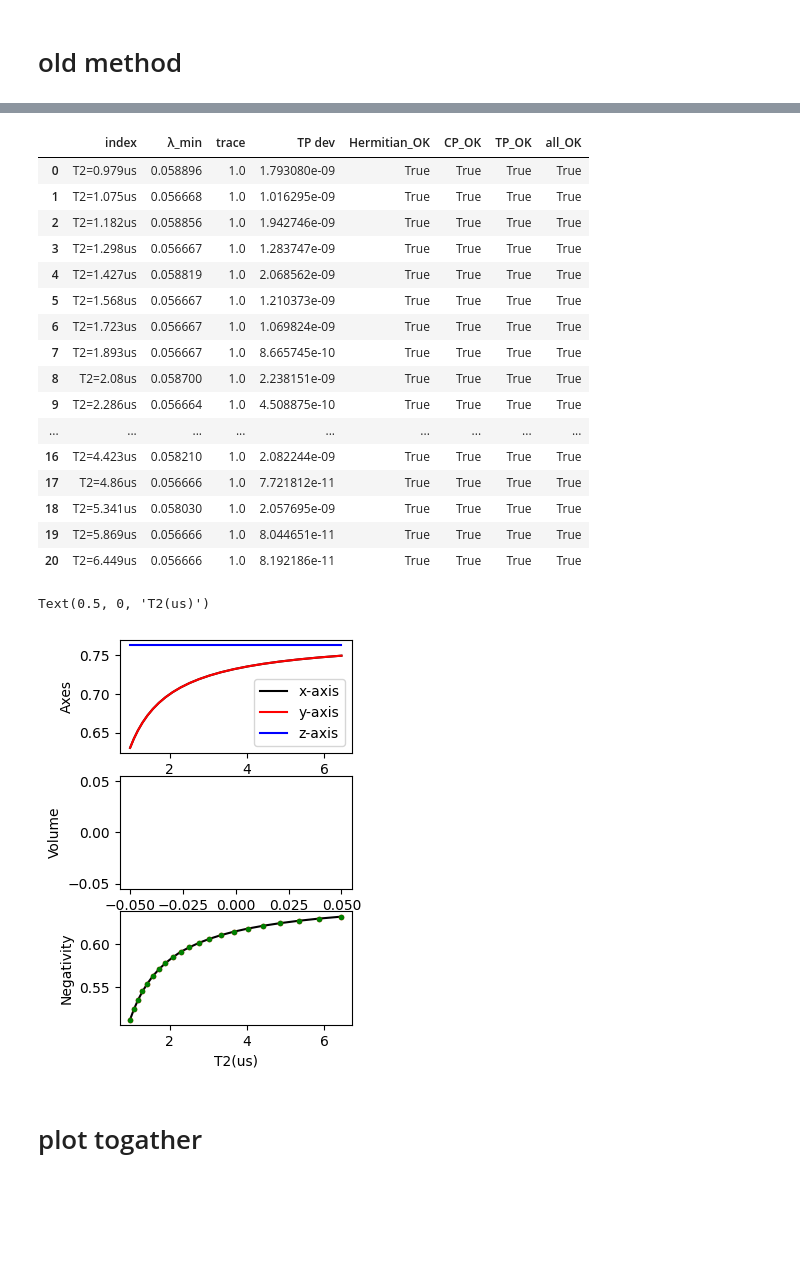
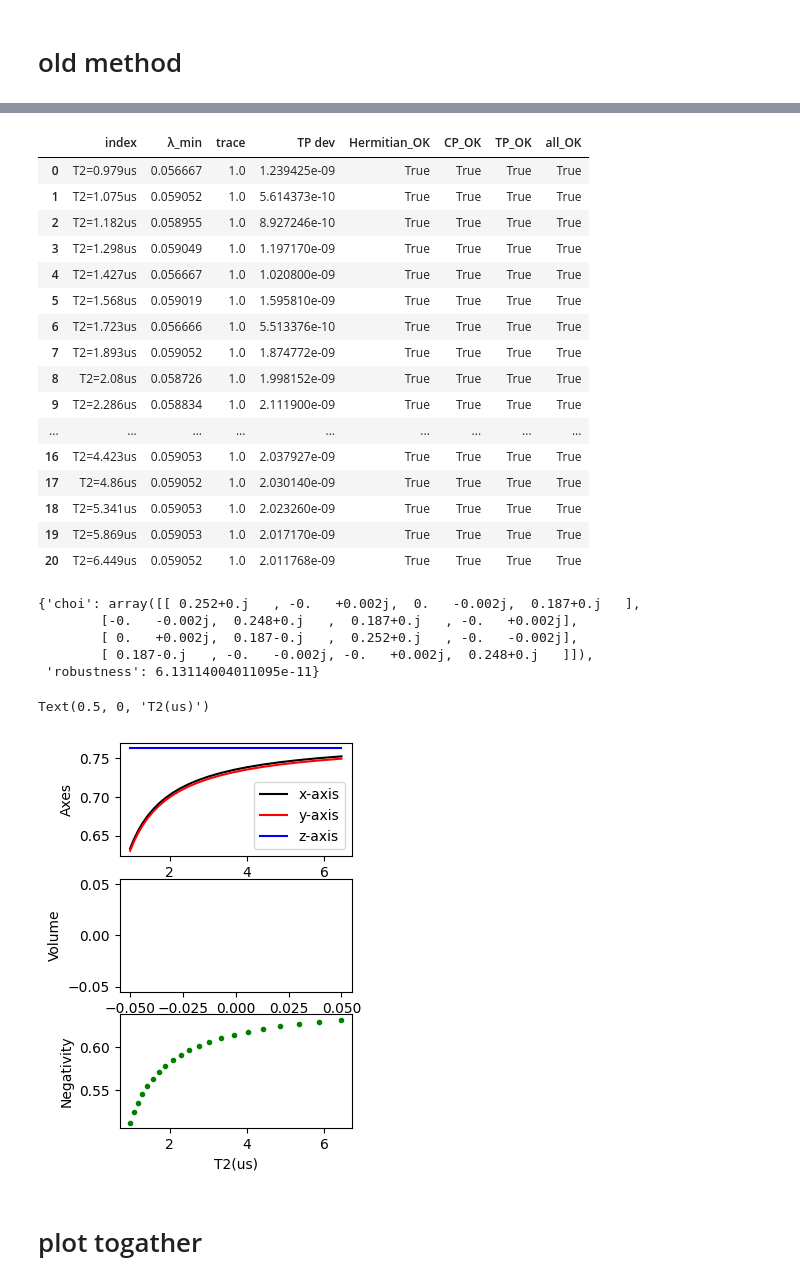
Before and after one commit to 44hsiang/quantum_memory_data, a Jupyter notebook: Markovian_data.ipynb, the cells around one changed output, grey strips where cells are left out. Saved outputs shown, nothing was run; the diff lists cells and outputs as text; code cells hidden in the pictures; blank space fills up the shorter version.

Commit message:
make det(R)=1 work in calculating robustness

```diff
--- a/Markovian_data.ipynb
+++ b/Markovian_data.ipynb
@@ -220,7 +220,7 @@ error = 0.17
 t_delay = 200e-9
 t1 = 16e-6
 T2_list = np.geomspace(np.min(T2_mean), np.max(T2_mean), num=21)
-n_points = 1000
+n_points = 2000
 flux_noise = 0.002
 data_angle_list = []
 
@@ -376,10 +376,10 @@ def perm_order(axes,center,R_test,method='rotation'):
         else:
             idx = np.array([0,1,2])
     R_test = R_test[idx, :]
-    if np.linalg.det(R_test) < 0:
+    if np.linalg.det(R_test) > 0:
         pass
-    elif np.linalg.det(R_test) > 0:
-        R_test[0] *= -1
+    elif np.linalg.det(R_test) < 0:
+        R_test[:,2] *= -1
     else:
         print(f"R_test is not a valid rotation matrix, det(R_test)={np.linalg.det(R_test)}")
         raise ValueError("R_test is not a valid rotation matrix")
@@ -503,22 +503,22 @@ df = diagnose_choi_states(noise_choi_list,keys,tol_pos=tol, tol_tp=tol)
 df
 # %% [output]
 |  | index | λ_min | trace | TP dev | Hermitian_OK | CP_OK | TP_OK | all_OK |
-| 0 | T2=0.979us | 0.058896 | 1.0 | 1.793080e-09 | True | True | True | True |
-| 1 | T2=1.075us | 0.056668 | 1.0 | 1.016295e-09 | True | True | True | True |
-| 2 | T2=1.182us | 0.058856 | 1.0 | 1.942746e-09 | True | True | True | True |
-| 3 | T2=1.298us | 0.056667 | 1.0 | 1.283747e-09 | True | True | True | True |
-| 4 | T2=1.427us | 0.058819 | 1.0 | 2.068562e-09 | True | True | True | True |
-| 5 | T2=1.568us | 0.056667 | 1.0 | 1.210373e-09 | True | True | True | True |
-| 6 | T2=1.723us | 0.056667 | 1.0 | 1.069824e-09 | True | True | True | True |
-| 7 | T2=1.893us | 0.056667 | 1.0 | 8.665745e-10 | True | True | True | True |
-| 8 | T2=2.08us | 0.058700 | 1.0 | 2.238151e-09 | True | True | True | True |
-| 9 | T2=2.286us | 0.056664 | 1.0 | 4.508875e-10 | True | True | True | True |
+| 0 | T2=0.979us | 0.056667 | 1.0 | 1.239425e-09 | True | True | True | True |
+| 1 | T2=1.075us | 0.059052 | 1.0 | 5.614373e-10 | True | True | True | True |
+| 2 | T2=1.182us | 0.058955 | 1.0 | 8.927246e-10 | True | True | True | True |
+| 3 | T2=1.298us | 0.059049 | 1.0 | 1.197170e-09 | True | True | True | True |
+| 4 | T2=1.427us | 0.056667 | 1.0 | 1.020800e-09 | True | True | True | True |
+| 5 | T2=1.568us | 0.059019 | 1.0 | 1.595810e-09 | True | True | True | True |
+| 6 | T2=1.723us | 0.056666 | 1.0 | 5.513376e-10 | True | True | True | True |
+| 7 | T2=1.893us | 0.059052 | 1.0 | 1.874772e-09 | True | True | True | True |
+| 8 | T2=2.08us | 0.058726 | 1.0 | 1.998152e-09 | True | True | True | True |
+| 9 | T2=2.286us | 0.058834 | 1.0 | 2.111900e-09 | True | True | True | True |
 | ... | ... | ... | ... | ... | ... | ... | ... | ... |
-| 16 | T2=4.423us | 0.058210 | 1.0 | 2.082244e-09 | True | True | True | True |
-| 17 | T2=4.86us | 0.056666 | 1.0 | 7.721812e-11 | True | True | True | True |
-| 18 | T2=5.341us | 0.058030 | 1.0 | 2.057695e-09 | True | True | True | True |
-| 19 | T2=5.869us | 0.056666 | 1.0 | 8.044651e-11 | True | True | True | True |
-| 20 | T2=6.449us | 0.056666 | 1.0 | 8.192186e-11 | True | True | True | True |
+| 16 | T2=4.423us | 0.059053 | 1.0 | 2.037927e-09 | True | True | True | True |
+| 17 | T2=4.86us | 0.059052 | 1.0 | 2.030140e-09 | True | True | True | True |
+| 18 | T2=5.341us | 0.059053 | 1.0 | 2.023260e-09 | True | True | True | True |
+| 19 | T2=5.869us | 0.059053 | 1.0 | 2.017170e-09 | True | True | True | True |
+| 20 | T2=6.449us | 0.059052 | 1.0 | 2.011768e-09 | True | True | True | True |
 # %%
 from quam_libs.quantum_memory.entanglement_robustness import entanglementRobustness
 for key in noise_result_dict.keys():
@@ -526,34 +526,62 @@ for key in noise_result_dict.keys():
 
     # Update sim_detuning_Noise_data_with_ellipsoid with robustness
     sim_detuning_Noise_data_with_ellipsoid[key]['quantum_information']['robustness'] = entanglementRobustness(noise_result_dict[key]['choi state'])
+# %%
+sim_detuning_Noise_data_with_ellipsoid[key]['quantum_information']
+# %% [output]
+{'choi': array([[ 0.252+0.j   , -0.   +0.002j,  0.   -0.002j,  0.187+0.j   ],
+        [-0.   -0.002j,  0.248+0.j   ,  0.187+0.j   , -0.   +0.002j],
+        [ 0.   +0.002j,  0.187-0.j   ,  0.252+0.j   , -0.   -0.002j],
+        [ 0.187-0.j   , -0.   -0.002j, -0.   +0.002j,  0.248+0.j   ]]),
+ 'robustness': 6.13114004011095e-11}
+# %%
+def swap_axes_by_index(axes, R, idx1, idx2):
+    new_axes = list(axes)
+    new_R = np.array(R, copy=True)
+    new_axes[idx1], new_axes[idx2] = new_axes[idx2], new_axes[idx1]
+    new_R[[idx1, idx2], :] = new_R[[idx2, idx1], :]
+    if np.linalg.det(new_R) > 0:
+        pass
+    elif np.linalg.det(new_R) < 0:
+        new_R[:,0] *= -1
+    return new_axes, new_R
+# %%
+np.linalg.det(sim_detuning_Noise_data_with_ellipsoid[key]['ellipsoid']['rotation_matrix'])
+for key in sim_detuning_Noise_data_with_ellipsoid.keys():
+    if sim_detuning_Noise_data_with_ellipsoid[key]['quantum_information']['robustness']< 1e-6:
+        new_axes, new_R = swap_axes_by_index(
+            sim_detuning_Noise_data_with_ellipsoid[key]['ellipsoid']['axes'],
+            sim_detuning_Noise_data_with_ellipsoid[key]['ellipsoid']['rotation_matrix'],
+            idx1=0, idx2=1
+        )
+        new_choi = QuantumMemory(new_axes, sim_detuning_Noise_data_with_ellipsoid[key]['ellipsoid']['center'], new_R).choi_state()
+        sim_detuning_Noise_data_with_ellipsoid[key]['quantum_information']['robustness'] = entanglementRobustness(new_choi)
 # %%
 axes_list = np.array([sim_detuning_Noise_data_with_ellipsoid[key]['ellipsoid']['axes'] for key in sim_detuning_Noise_analyze.keys()])
 volume_list = np.array([sim_detuning_Noise_data_with_ellipsoid[key]['ellipsoid']['volume'] for key in sim_detuning_Noise_analyze.keys()])
 negativity_list = np.array([sim_detuning_Noise_data_with_ellipsoid[key]['quantum_information'].get('negativity', noise_result_dict[key]['negativity']) for key in sim_detuning_Noise_analyze.keys()])*2
 robustness_list = np.array([sim_detuning_Noise_data_with_ellipsoid[key]['quantum_information']['robustness'] for key in sim_detuning_Noise_analyze.keys()])
 fig = plt.figure(figsize=(3, 5))
 ax_name = ['axes', 'volume', 'negativity']
 ax_axes = fig.add_subplot(len(ax_name), 1, 1)
 ax_volume = fig.add_subplot(len(ax_name), 1, 2)
 ax_negativity = fig.add_subplot(len(ax_name), 1, 3)
 #ax_axes.set_title('simulation T2 and detuning = 5MHz')
-ax_axes.plot(T2_list*1e6,axes_list[:, 0],'k' ,label='x-axis')
+ax_axes.plot(T2_list*1e6,axes_list[:, 0]+0.003,'k' ,label='x-axis')
 ax_axes.plot(T2_list*1e6,axes_list[:, 1],'r',label='y-axis')
 ax_axes.plot(T2_list*1e6,axes_list[:, 2],'b', label='z-axis')
 ax_axes.legend()
 ax_axes.set_ylabel('Axes')
 ax_volume.plot(T2_list*1e6,volume_list,'k', label='volume')
 ax_volume.plot(T2_list*1e6,volume_list,'.r', label='volume')
 
 ax_volume.set_ylabel('Volume')
-ax_negativity.plot(T2_list*1e6,negativity_list,'k' ,label='negativity')
-ax_negativity.plot(T2_list*1e6,negativity_list,'.r',label='negativity')
 ax_negativity.plot(T2_list*1e6,robustness_list,'.g',label='memory robustness')
 ax_negativity.set_ylabel('Negativity')
 ax_negativity.set_xlabel('T2(us)')
 # %% [output]
 Text(0.5, 0, 'T2(us)')
-[figure, old version]
+[figure, new version]
 # %% [markdown]
 # plot togather
 # %%
```
Also changed, not shown: parts of 8 cells of this notebook, 8 other files.
